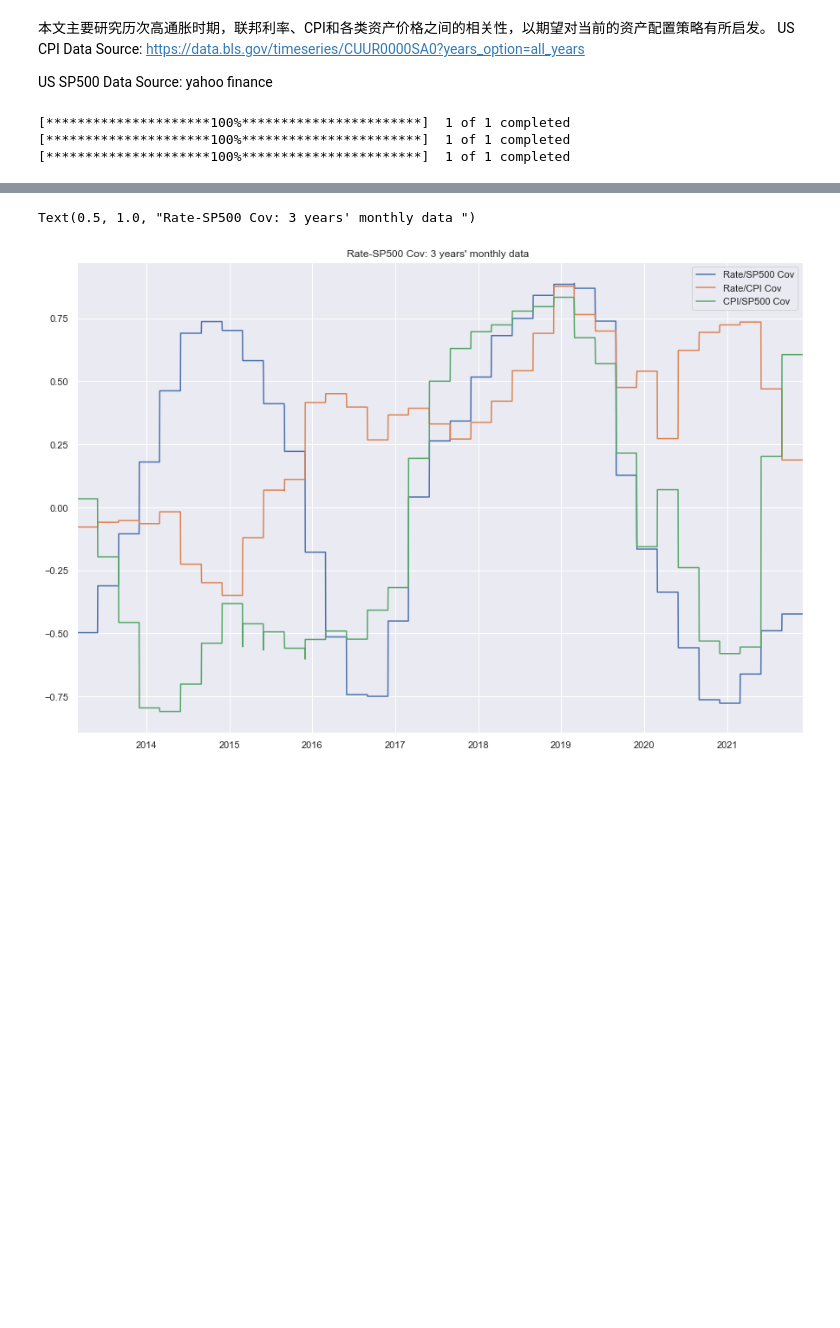
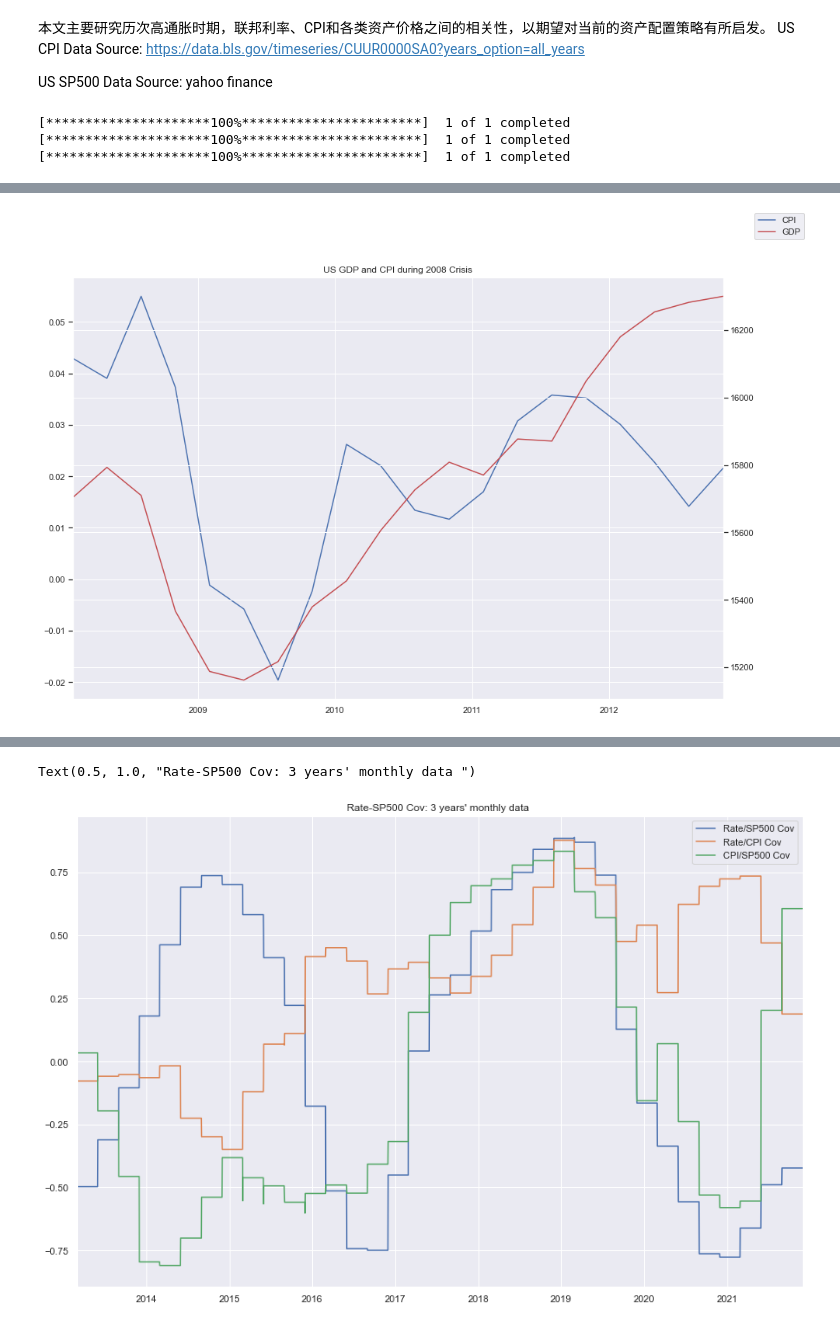
Before and after one commit to koalainfotech/skydog, a Jupyter notebook: notebooks/通胀研究.ipynb, the cells around one changed output, grey strips where cells are left out. Drawn from its saved outputs; the diff is of its cells as text; code cells hidden in the pictures; blank space fills up the shorter version.

```diff
--- a/notebooks/通胀研究.ipynb
+++ b/notebooks/通胀研究.ipynb
@@ -78,3 +69,13 @@ dfq['GDP YOY'].plot()
+# %%
+data=dfq[180:200]
+ax = data.plot(y="CPI", legend=False)
+ax2 = ax.twinx()
+data.plot(y="GDP", ax=ax2, legend=False, color="r")
+ax.figure.legend()
+plt.title('US GDP and CPI during 2008 Crisis')
+plt.show()
+# %% [output]
+[figure, added]
 # %%
 import matplotlib.pyplot as plt
 import seaborn as sns
```
Also changed, not shown: parts of 4 cells of this notebook, 23 other files.
